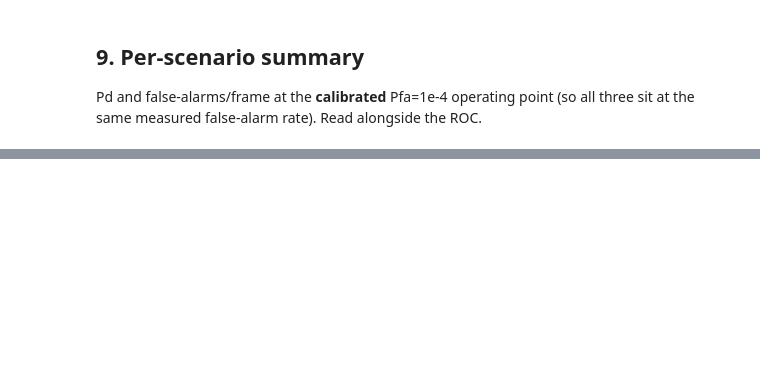
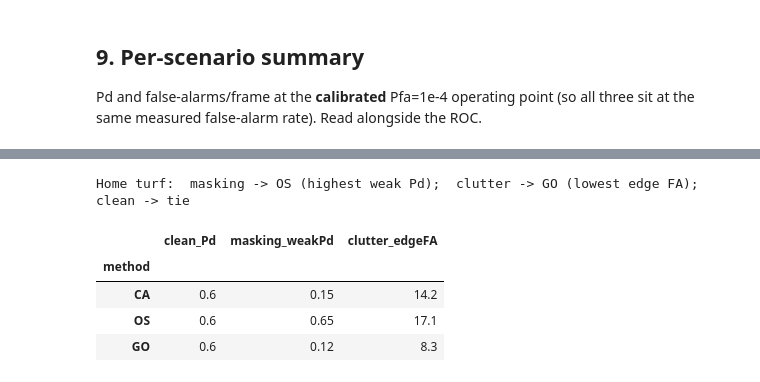
Before and after one commit to alijaafar232003/fmcw-radar-cfar-vs-dl, a Jupyter notebook: notebooks/cfar_comparison.ipynb, the cells around one changed output, grey strips where cells are left out. Drawn from its saved outputs; the diff is of its cells as text; code cells hidden in the pictures; blank space fills up the shorter version.

```diff
--- a/notebooks/cfar_comparison.ipynb
+++ b/notebooks/cfar_comparison.ipynb
@@ -382,0 +385,45 @@ pd.DataFrame(rows).set_index("scenario")
+# %%
+from radar.simulator import make_axes as _mk
+_,_,_rax,_vax = _mk(RC)
+_v0 = int(np.argmin(np.abs(_vax))); _band = set(range(_v0-8, _v0+9))
+
+def _detect(ds, k, alpha):
+    cfg = CfarConfig(kind=k, guard=GUARD, train=TRAIN)
+    evs, band_fa, nf, ns, nw, has_pair = [], 0, 0, 0, 0, False
+    for fd in frames_of(ds):
+        power, tru, _ = load_frame(fd)
+        ratio, valid, _ = cfar_ratio_map(power, cfg)
+        det = extract_detections(ratio, valid, alpha, nms_size=5)
+        ev = evaluate_frame(det, tru, power.shape, MC, valid_mask=valid); evs.append(ev)
+        m = set(ev.matched_truth_idx)
+        if len(tru) >= 2:
+            has_pair = True; ns += 1 if 0 in m else 0; nw += 1 if 1 in m else 0
+        for d in det:
+            r, vv = int(d[0]), int(d[1])
+            if (all(abs(r-t[0]) > 1 or abs(vv-t[1]) > 1 for t in tru) if len(tru) else True) and vv in _band:
+                band_fa += 1
+        nf += 1
+    a = aggregate(evs)
+    return dict(pd=a["pd"], fa=a["fa_per_frame"], band_fa=band_fa/nf,
+               pd_weak=(nw/ns if has_pair and ns else np.nan))
+
+rows = []
+for k in KINDS:
+    a4 = CAL_ALPHA[1e-4][k]
+    clean = _detect("snr_sweep_debug", k, CAL_ALPHA[1e-3][k])
+    mask = _detect("masking_debug", k, a4)
+    clut = _detect("clutter_debug", k, a4)
+    rows.append({"method": k,
+                 "clean_Pd": round(clean["pd"], 2),
+                 "masking_weakPd": round(mask["pd_weak"], 2),
+                 "clutter_edgeFA": round(clut["band_fa"], 1)})
+summary = pd.DataFrame(rows).set_index("method")
+print("Home turf:  masking -> OS (highest weak Pd);  clutter -> GO (lowest edge FA);  clean -> tie")
+summary
+# %% [output]
+Home turf:  masking -> OS (highest weak Pd);  clutter -> GO (lowest edge FA);  clean -> tie
+|  | clean_Pd | masking_weakPd | clutter_edgeFA |
+| method |  |  |  |
+| CA | 0.6 | 0.15 | 14.2 |
+| OS | 0.6 | 0.65 | 17.1 |
+| GO | 0.6 | 0.12 | 8.3 |
```
Also changed, not shown: parts of 8 cells of this notebook, 4 other files.
